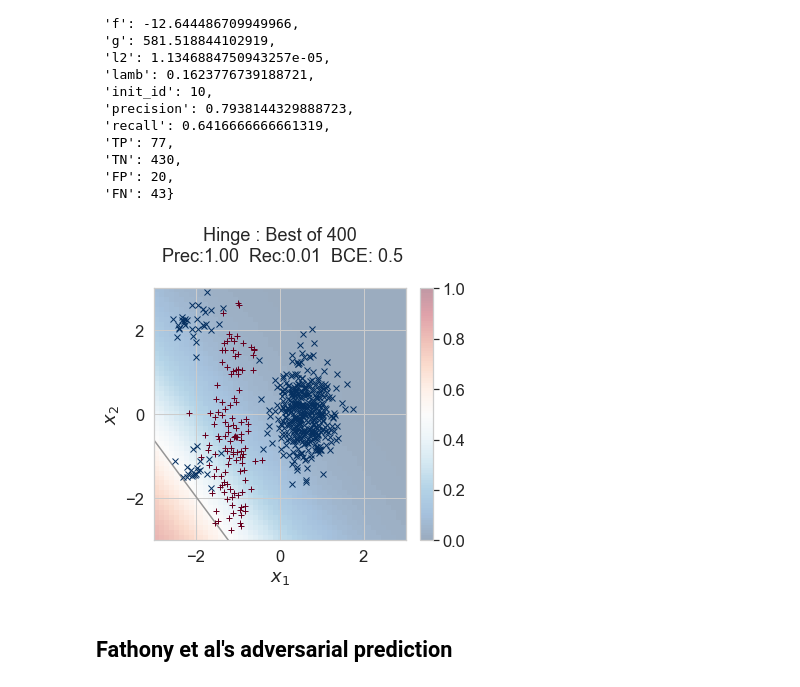
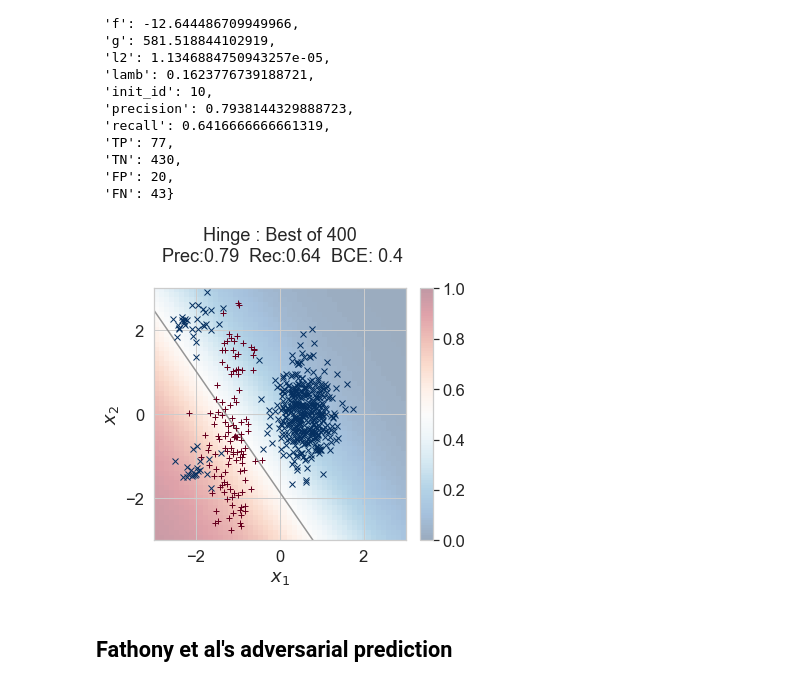
Before and after one commit to tufts-ml/toy_example_precision_recall_multiple_bounds_comparison, a Jupyter notebook: toy_example_comparing_BCE_Hinge_and_Sigmoid.ipynb, the cells around one changed output. Drawn from its saved outputs; the diff is of its cells as text; code cells hidden in the pictures.

```diff
--- a/toy_example_comparing_BCE_Hinge_and_Sigmoid.ipynb
+++ b/toy_example_comparing_BCE_Hinge_and_Sigmoid.ipynb
@@ -300,13 +302,15 @@ best_result__hin
  'FP': 20,
  'FN': 43}
 # %%
-perf, im, cbar = visuals.pretty_plot_decision_boundary(best_result__hin['w_D']+np.array([0., -0.045, -1.9]), x_ND, y_N,
+perf, im, cbar = visuals.pretty_plot_decision_boundary(best_result__hin['w_D'], x_ND, y_N,
                                                        title_str='Hinge : Best of %d' % len(ranked_answers__hin),
                                                        x1_ticks=[-2, 0, 2],
                                                        x2_ticks=[-2, 0, 2],
                                                        G=51, H=51, figsize=figsize);
+
+plt.savefig(os.path.join("images", "hinge_solution_precision_90.png"))
 # %% [output]
-[figure, old version]
+[figure, new version]
 # %% [markdown]
 ## Fathony et al's adversarial prediction
 # %%
```
Also changed, not shown: parts of 3 cells of this notebook, 4 other files.
